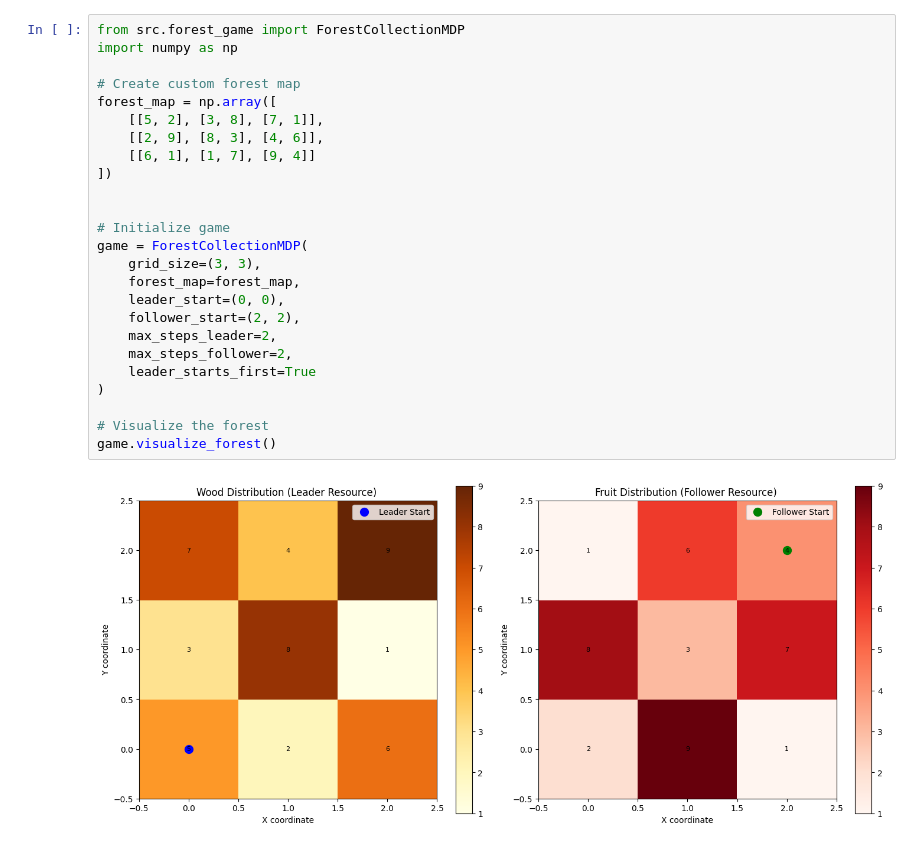
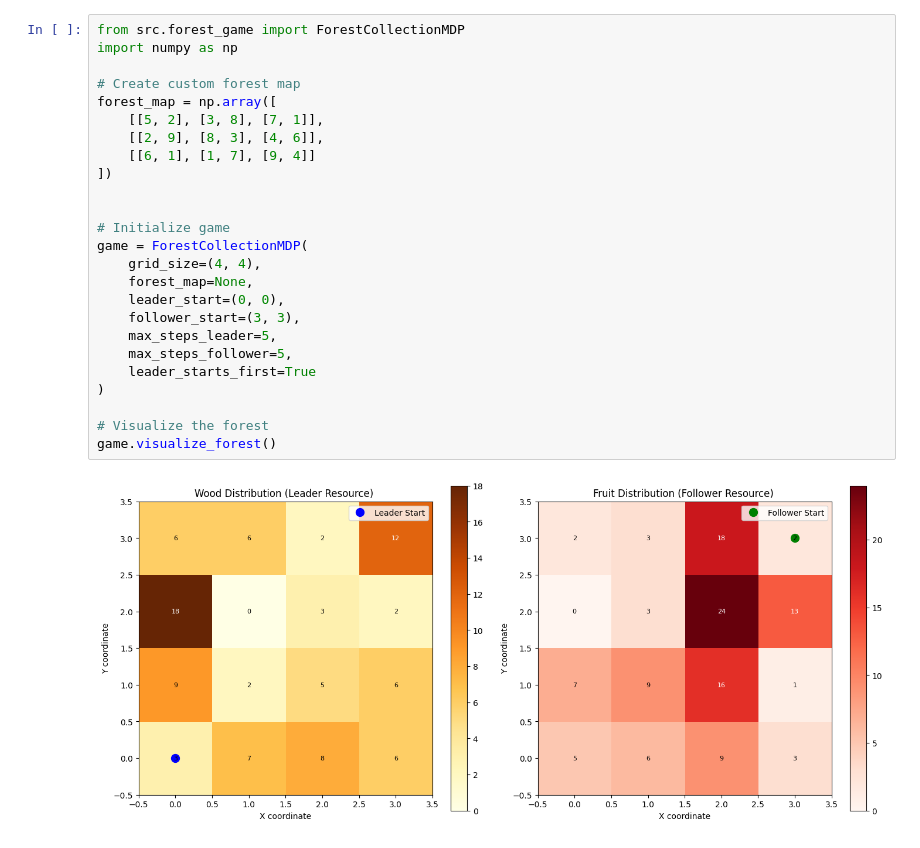
Before and after one commit to Prog-Neuro-Com/Stackelberg-MDP-Game, a Jupyter notebook: quick_start.ipynb, the cells around one changed output. Saved outputs shown, nothing was run; the diff lists cells and outputs as text.

```diff
--- a/quick_start.ipynb
+++ b/quick_start.ipynb
@@ -1,30 +1,30 @@
 # %%
 from src.forest_game import ForestCollectionMDP
 import numpy as np
 
 # Create custom forest map
 forest_map = np.array([
     [[5, 2], [3, 8], [7, 1]],
     [[2, 9], [8, 3], [4, 6]],
     [[6, 1], [1, 7], [9, 4]]
 ])
 
 
 # Initialize game
 game = ForestCollectionMDP(
-    grid_size=(3, 3),
-    forest_map=forest_map,
+    grid_size=(4, 4),
+    forest_map=None,
     leader_start=(0, 0),
-    follower_start=(2, 2),
-    max_steps_leader=2,
-    max_steps_follower=2,
+    follower_start=(3, 3),
+    max_steps_leader=5,
+    max_steps_follower=5,
     leader_starts_first=True
 )
 
 # Visualize the forest
 game.visualize_forest()
 # %% [output]
-[figure, old version]
+[figure, new version]
 # %%
 from src.solvers.dynamic_programming_tree_solver import solve_forest_stackelberg
 from src.visualizer import visualize_solution
```
Also changed, not shown: parts of 2 cells of this notebook, 3 other files.
